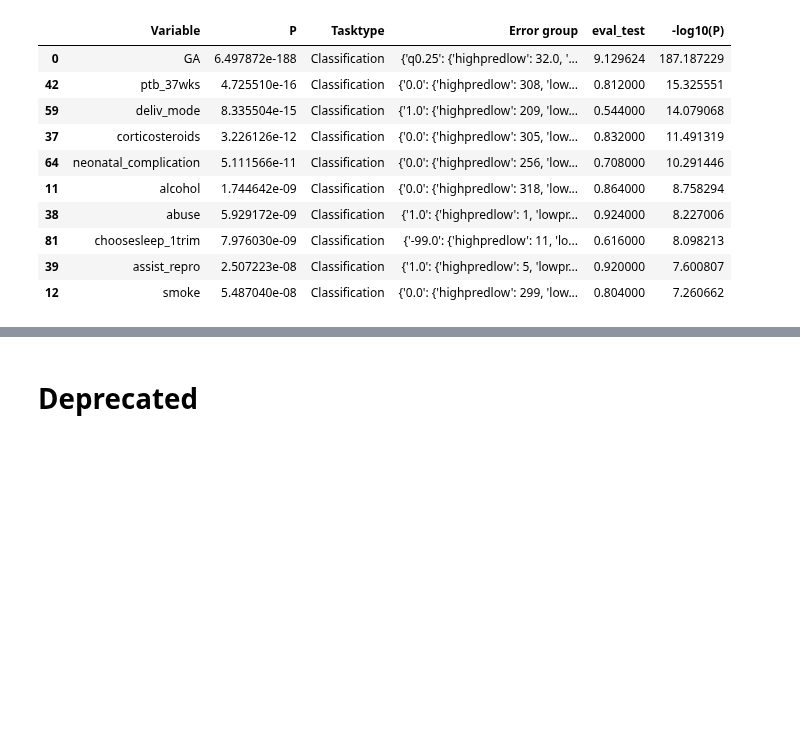
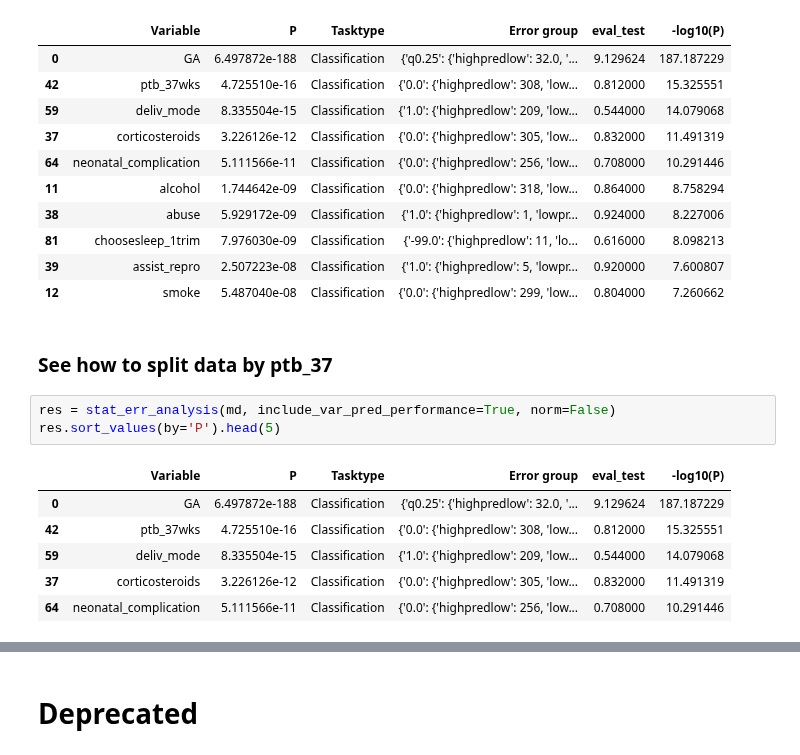
Before and after one commit to nealgravindra/wearables, a Jupyter notebook: notebooks/ITRerror_analysis.ipynb, the cells around one changed output, grey strips where cells are left out. Cells and saved outputs as stored; diff of their text form; blank space fills up the shorter version.

```diff
--- a/notebooks/ITRerror_analysis.ipynb
+++ b/notebooks/ITRerror_analysis.ipynb
@@ -249,3 +250,15 @@ res.sort_values(by='P').head(10)
 | 81 | choosesleep_1trim | 7.976030e-09 | Classification | {'-99.0': {'highpredlow': 11, 'lo... | 0.616000 | 8.098213 |
 | 39 | assist_repro | 2.507223e-08 | Classification | {'1.0': {'highpredlow': 5, 'lowpr... | 0.920000 | 7.600807 |
 | 12 | smoke | 5.487040e-08 | Classification | {'0.0': {'highpredlow': 299, 'low... | 0.804000 | 7.260662 |
+# %% [markdown]
+### See how to split data by ptb_37
+# %%
+res = stat_err_analysis(md, include_var_pred_performance=True, norm=False)
+res.sort_values(by='P').head(5)
+# %% [output]
+|  | Variable | P | Tasktype | Error group | eval_test | -log10(P) |
+| 0 | GA | 6.497872e-188 | Classification | {'q0.25': {'highpredlow': 32.0, '... | 9.129624 | 187.187229 |
+| 42 | ptb_37wks | 4.725510e-16 | Classification | {'0.0': {'highpredlow': 308, 'low... | 0.812000 | 15.325551 |
+| 59 | deliv_mode | 8.335504e-15 | Classification | {'1.0': {'highpredlow': 209, 'low... | 0.544000 | 14.079068 |
+| 37 | corticosteroids | 3.226126e-12 | Classification | {'0.0': {'highpredlow': 305, 'low... | 0.832000 | 11.491319 |
+| 64 | neonatal_complication | 5.111566e-11 | Classification | {'0.0': {'highpredlow': 256, 'low... | 0.708000 | 10.291446 |
```
Also changed, not shown: parts of 10 cells of this notebook, 1 other file.
